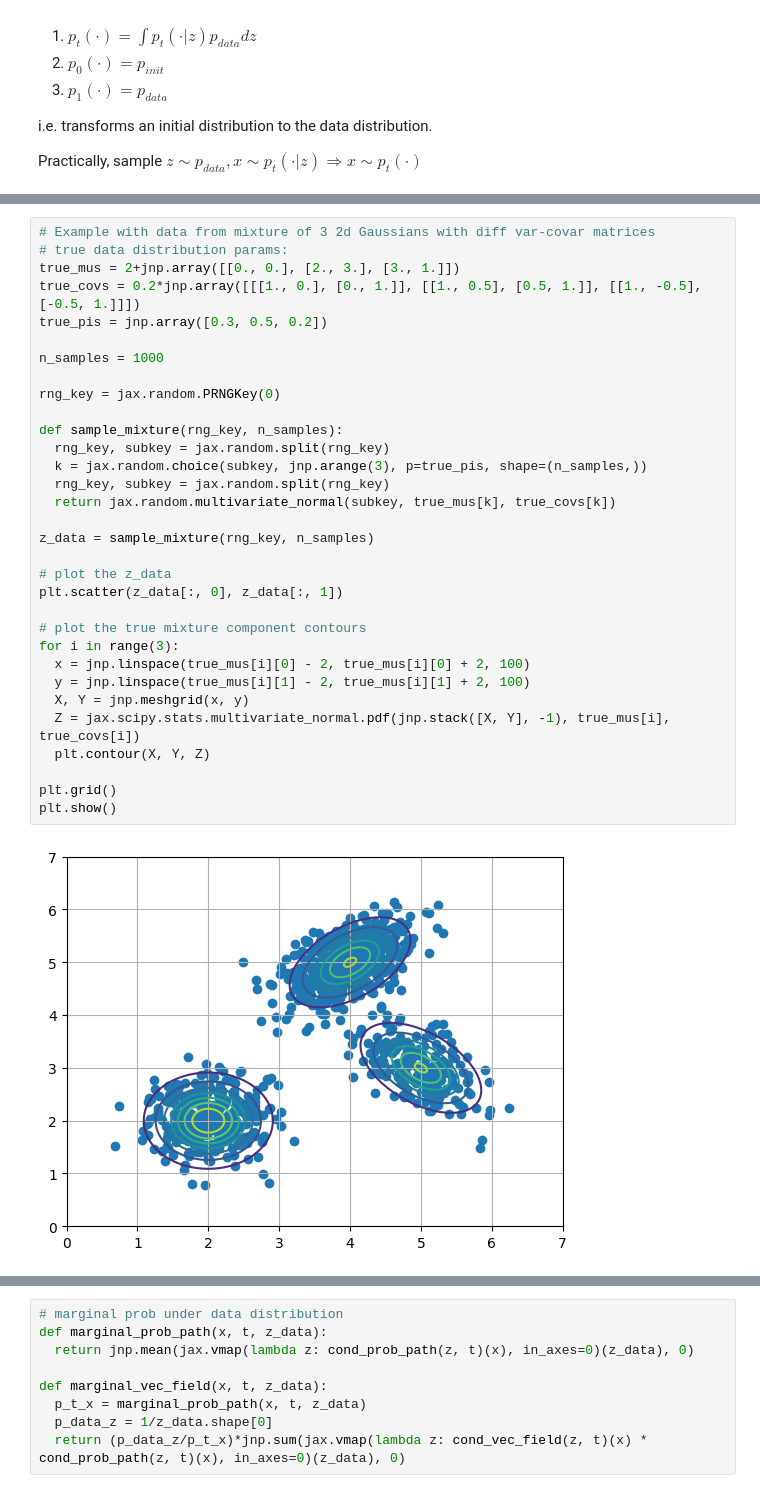
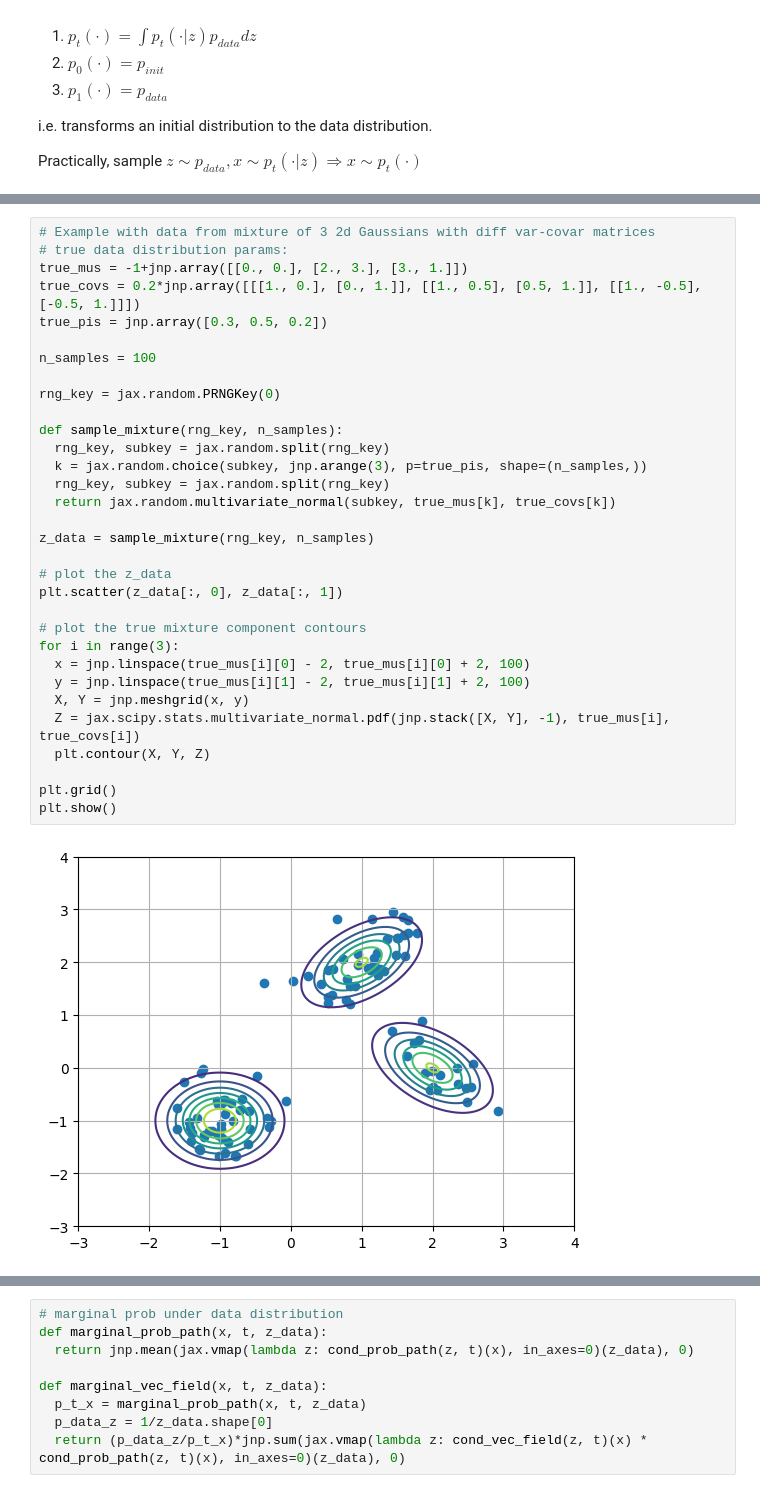
Before and after one commit to thelmn/quantfin_examples, a Jupyter notebook: flow-diffusion/flow-diffusion-ode-sde-intro.ipynb, the cells around one changed output, grey strips where cells are left out. Cells and saved outputs as stored; diff of their text form.

```diff
--- a/flow-diffusion/flow-diffusion-ode-sde-intro.ipynb
+++ b/flow-diffusion/flow-diffusion-ode-sde-intro.ipynb
@@ -200,37 +203,37 @@ The marginal vector field characterizes an ODE such that:
 # %%
 # Example with data from mixture of 3 2d Gaussians with diff var-covar matrices
 # true data distribution params:
-true_mus = 2+jnp.array([[0., 0.], [2., 3.], [3., 1.]])
+true_mus = -1+jnp.array([[0., 0.], [2., 3.], [3., 1.]])
 true_covs = 0.2*jnp.array([[[1., 0.], [0., 1.]], [[1., 0.5], [0.5, 1.]], [[1., -0.5], [-0.5, 1.]]])
 true_pis = jnp.array([0.3, 0.5, 0.2])
 
-n_samples = 1000
+n_samples = 100
 
 rng_key = jax.random.PRNGKey(0)
 
 def sample_mixture(rng_key, n_samples):
   rng_key, subkey = jax.random.split(rng_key)
   k = jax.random.choice(subkey, jnp.arange(3), p=true_pis, shape=(n_samples,))
   rng_key, subkey = jax.random.split(rng_key)
   return jax.random.multivariate_normal(subkey, true_mus[k], true_covs[k])
 
 z_data = sample_mixture(rng_key, n_samples)
 
 # plot the z_data
 plt.scatter(z_data[:, 0], z_data[:, 1])
 
 # plot the true mixture component contours
 for i in range(3):
   x = jnp.linspace(true_mus[i][0] - 2, true_mus[i][0] + 2, 100)
   y = jnp.linspace(true_mus[i][1] - 2, true_mus[i][1] + 2, 100)
   X, Y = jnp.meshgrid(x, y)
   Z = jax.scipy.stats.multivariate_normal.pdf(jnp.stack([X, Y], -1), true_mus[i], true_covs[i])
   plt.contour(X, Y, Z)
 
 plt.grid()
 plt.show()
 # %% [output]
-[figure, old version]
+[figure, new version]
 # %%
 def cond_prob_path(z, t):
   t = jnp.clip(t, 0., 1.)
```
Also changed, not shown: parts of 7 cells of this notebook.
